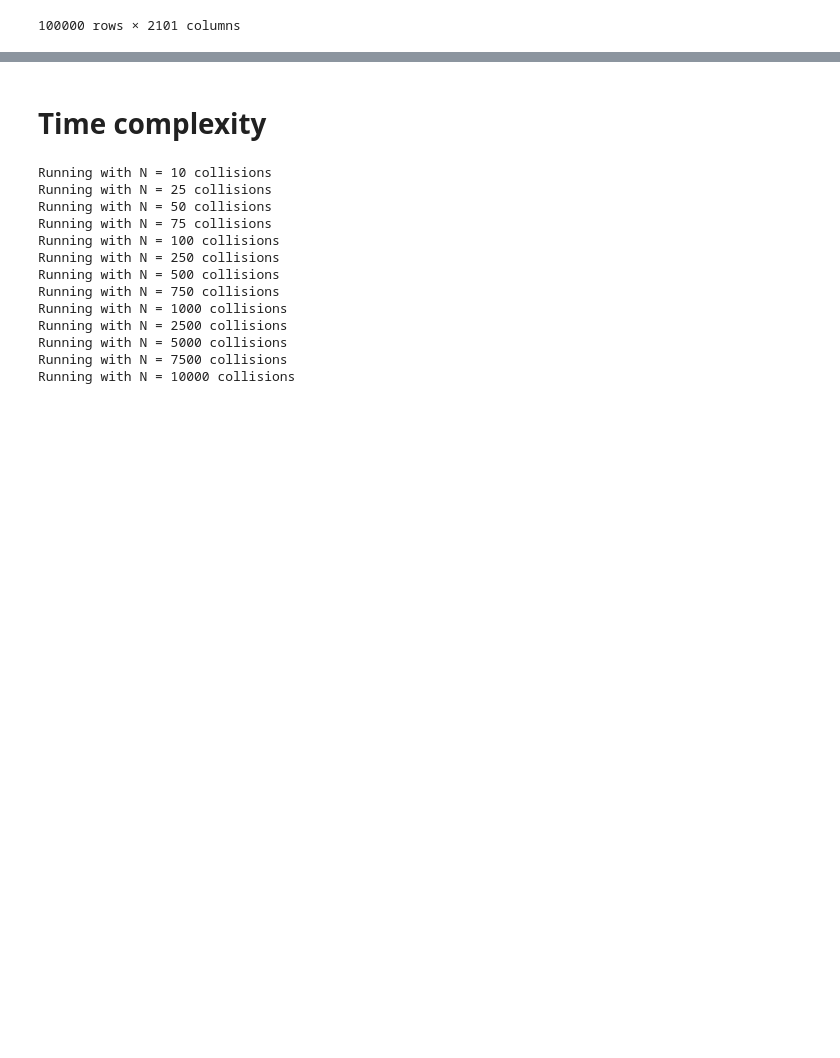
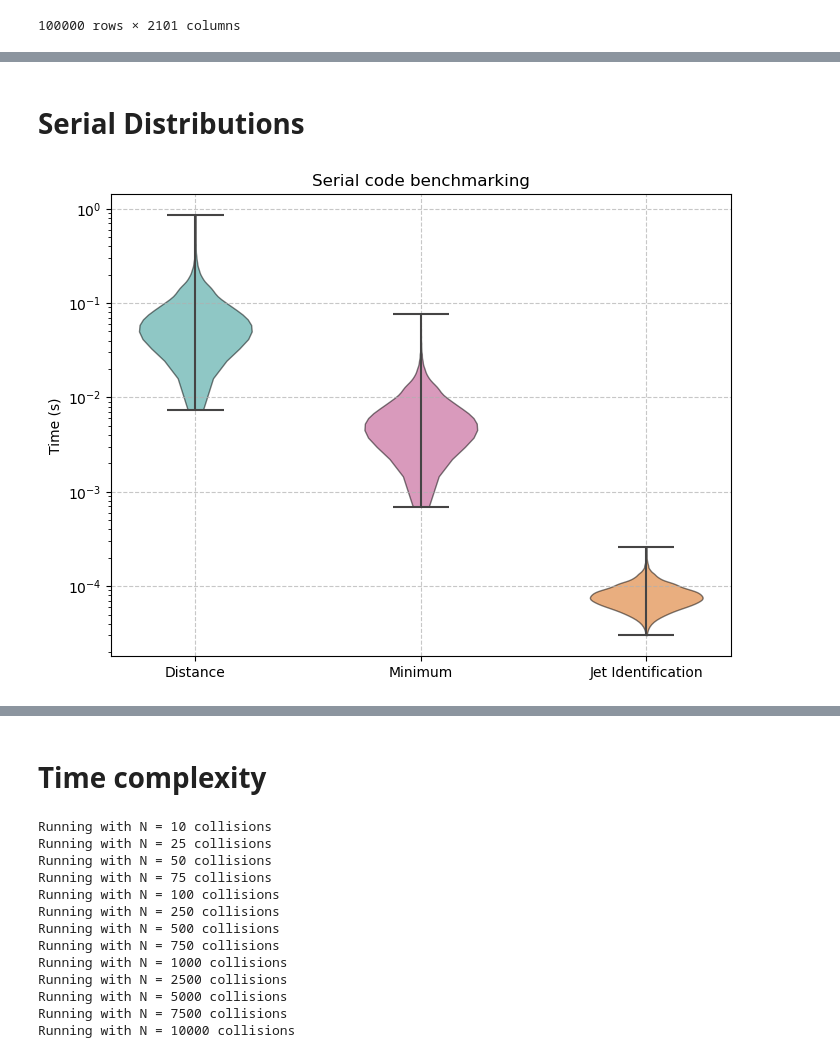
Before and after one commit to FrancescoLR02/JetClustering, a Jupyter notebook: Analysis.ipynb, the cells around one changed output, grey strips where cells are left out. Drawn from its saved outputs; the diff is of its cells as text; code cells hidden in the pictures; blank space fills up the shorter version.

```diff
--- a/Analysis.ipynb
+++ b/Analysis.ipynb
@@ -45,0 +75,32 @@ plt.show()
+# %% [markdown]
+# Serial Distributions
+# %%
+CollisionInfo = pd.read_csv('Benchmarking/Collision.csv')
+
+
+#Distributions of single events
+labels = ['Distance', 'Minimum', 'Jet Identification']
+
+
+fig, ax = plt.subplots(figsize=(8, 6))
+
+vPlot = ax.violinplot(CollisionInfo.iloc[:, 1:], showmeans=False, showmedians=False, showextrema=True)
+
+for i, pc in enumerate(vPlot['bodies']):
+   pc.set_facecolors(colors[i])
+   pc.set_edgecolor('black')
+   pc.set_alpha(0.5)
+
+line_components = ['cmaxes', 'cmins', 'cbars']
+for part in line_components:
+    vPlot[part].set_edgecolor("#454444")
+    vPlot[part].set_linewidth(1.5)
+
+plt.yscale('log')
+plt.xticks(range(1, len(labels) + 1), labels)
+plt.title('Serial code benchmarking')
+plt.ylabel('Time (s)')
+
+plt.grid(linestyle='--', alpha=0.7)
+# %% [output]
+[figure, added]
```
Also changed, not shown: parts of 3 cells of this notebook, 14 other files.
